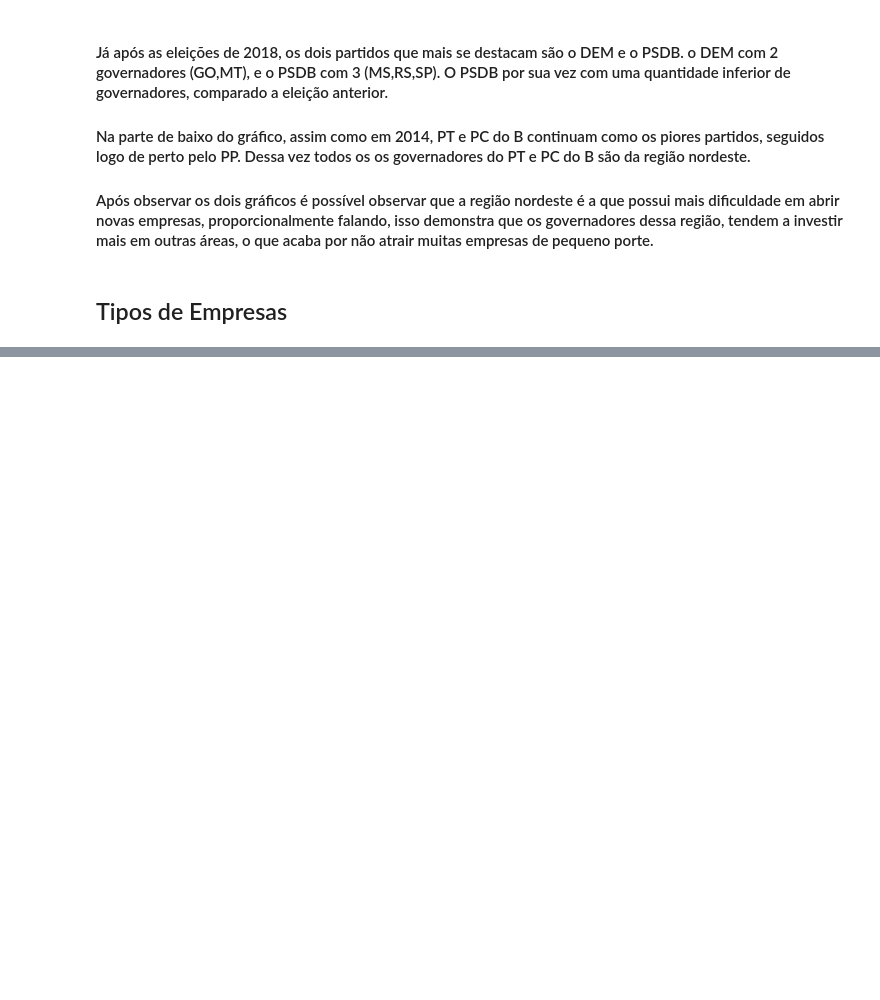
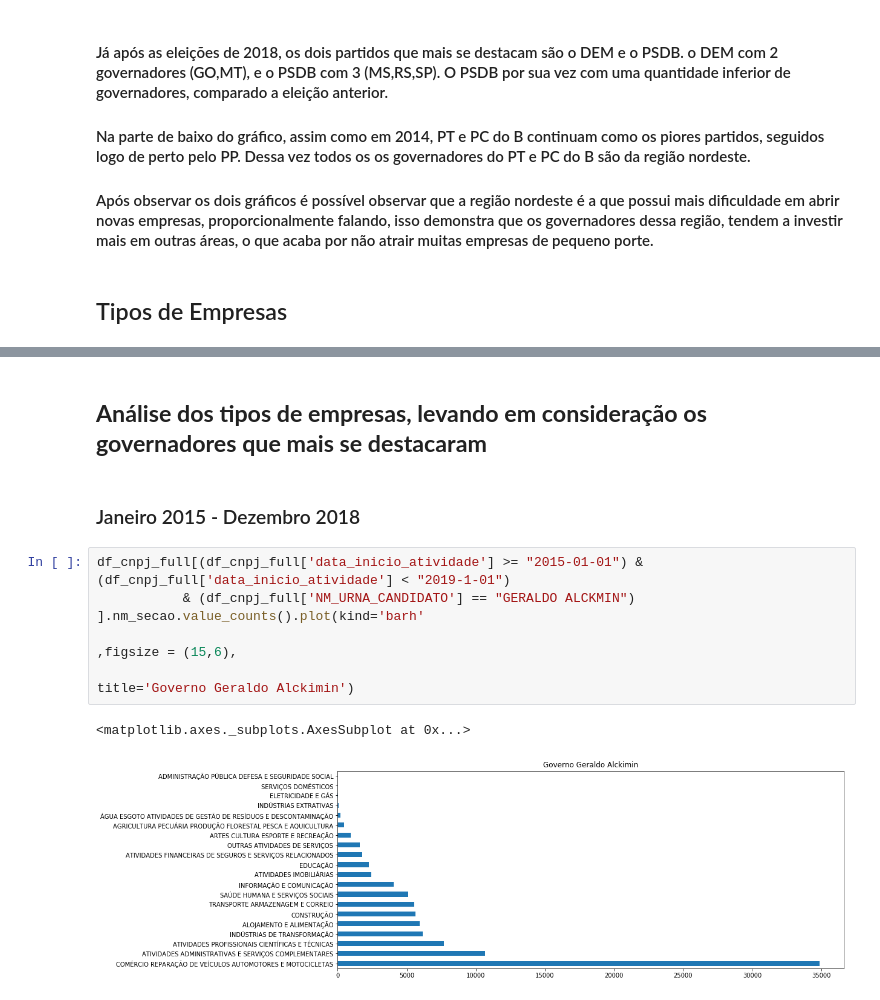
Before and after one commit to gizattos/analise_empresas_politicos, a Jupyter notebook: trabalhofinal.ipynb, the cells around one changed output, grey strips where cells are left out. Saved outputs shown, nothing was run; the diff lists cells and outputs as text; blank space fills up the shorter version.

```diff
--- a/trabalhofinal.ipynb
+++ b/trabalhofinal.ipynb
@@ -312 +342,13 @@ governadorUfPopulacao2018[['SG_PARTIDO','aberto/populacao']].groupby(["SG_PARTID
+# %% [markdown]
+## **Análise dos tipos de empresas, levando em consideração os governadores que mais se destacaram**
+# %% [markdown]
+### Janeiro 2015 - Dezembro 2018
+# %%
+df_cnpj_full[(df_cnpj_full['data_inicio_atividade'] >= "2015-01-01") & (df_cnpj_full['data_inicio_atividade'] < "2019-1-01")
+           & (df_cnpj_full['NM_URNA_CANDIDATO'] == "GERALDO ALCKMIN")  ].nm_secao.value_counts().plot(kind='barh'
+                                                                                                    ,figsize = (15,6),
+                                                                                                    title='Governo Geraldo Alckimin')
+# %% [output]
+<matplotlib.axes._subplots.AxesSubplot at 0x...>
+[figure, added]
 # %%
```
Also changed, not shown: parts of 8 cells of this notebook.
